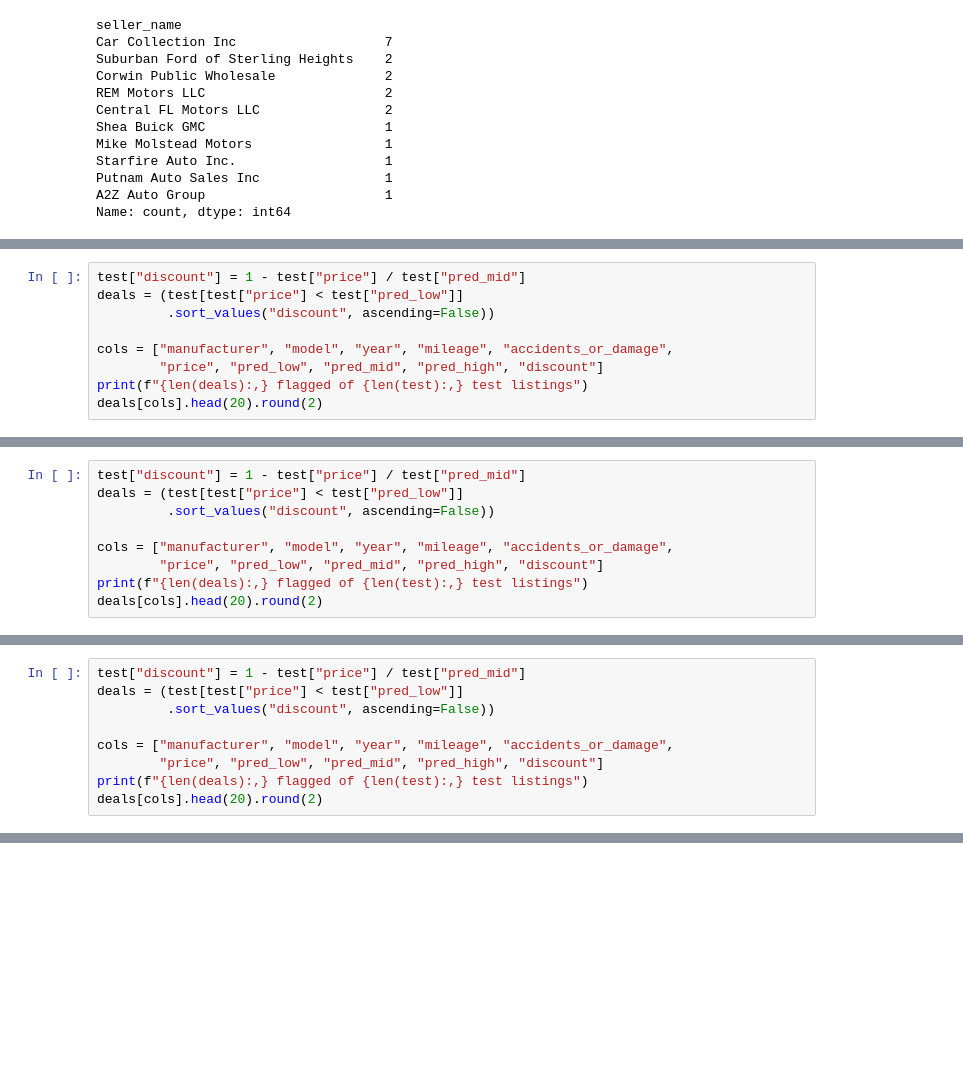
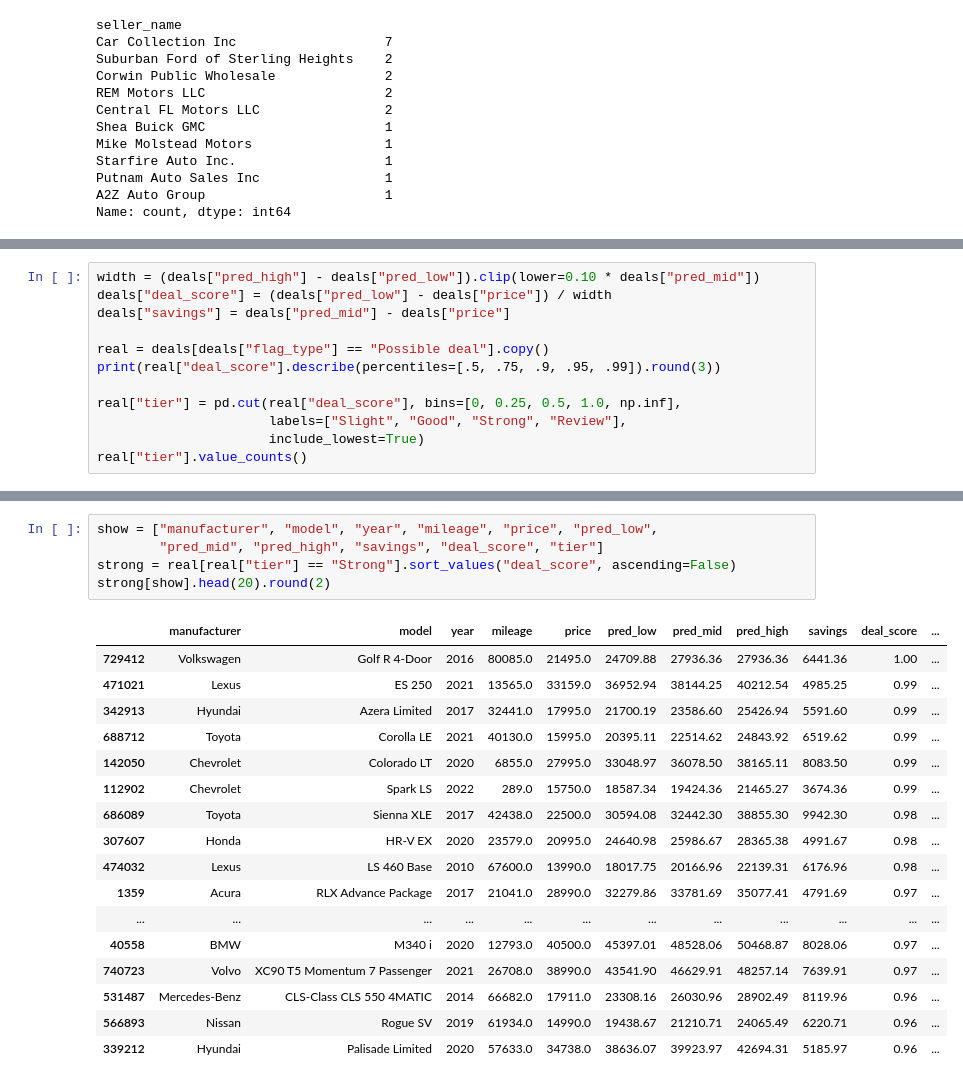
Before and after one commit to MichaelMancini9/used-car-deal-detector, a Jupyter notebook: notebooks/06_deals.ipynb, the cells around one changed output, grey strips where cells are left out. Drawn from its saved outputs; the diff is of its cells as text; blank space fills up the shorter version.

```diff
--- a/notebooks/06_deals.ipynb
+++ b/notebooks/06_deals.ipynb
@@ -223,9 +196,0 @@ deals[cols].head(20).round(2)
-# %%
-test["discount"] = 1 - test["price"] / test["pred_mid"]
-deals = (test[test["price"] < test["pred_low"]]
-         .sort_values("discount", ascending=False))
-
-cols = ["manufacturer", "model", "year", "mileage", "accidents_or_damage",
-        "price", "pred_low", "pred_mid", "pred_high", "discount"]
-print(f"{len(deals):,} flagged of {len(test):,} test listings")
-deals[cols].head(20).round(2)
@@ -251,9 +196,0 @@ deals[cols].head(20).round(2)
-# %%
-test["discount"] = 1 - test["price"] / test["pred_mid"]
-deals = (test[test["price"] < test["pred_low"]]
-         .sort_values("discount", ascending=False))
-
-cols = ["manufacturer", "model", "year", "mileage", "accidents_or_damage",
-        "price", "pred_low", "pred_mid", "pred_high", "discount"]
-print(f"{len(deals):,} flagged of {len(test):,} test listings")
-deals[cols].head(20).round(2)
@@ -279,9 +196,0 @@ deals[cols].head(20).round(2)
-# %%
-test["discount"] = 1 - test["price"] / test["pred_mid"]
-deals = (test[test["price"] < test["pred_low"]]
-         .sort_values("discount", ascending=False))
-
-cols = ["manufacturer", "model", "year", "mileage", "accidents_or_damage",
-        "price", "pred_low", "pred_mid", "pred_high", "discount"]
-print(f"{len(deals):,} flagged of {len(test):,} test listings")
-deals[cols].head(20).round(2)
@@ -327,0 +213,12 @@ real[cols].head(20).round(2)
+# %%
+width = (deals["pred_high"] - deals["pred_low"]).clip(lower=0.10 * deals["pred_mid"])
+deals["deal_score"] = (deals["pred_low"] - deals["price"]) / width
+deals["savings"] = deals["pred_mid"] - deals["price"]
+
+real = deals[deals["flag_type"] == "Possible deal"].copy()
+print(real["deal_score"].describe(percentiles=[.5, .75, .9, .95, .99]).round(3))
+
+real["tier"] = pd.cut(real["deal_score"], bins=[0, 0.25, 0.5, 1.0, np.inf],
+                      labels=["Slight", "Good", "Strong", "Review"],
+                      include_lowest=True)
+real["tier"].value_counts()
@@ -327,0 +243,23 @@ real[cols].head(20).round(2)
+# %%
+show = ["manufacturer", "model", "year", "mileage", "price", "pred_low",
+        "pred_mid", "pred_high", "savings", "deal_score", "tier"]
+strong = real[real["tier"] == "Strong"].sort_values("deal_score", ascending=False)
+strong[show].head(20).round(2)
+# %% [output]
+|  | manufacturer | model | year | mileage | price | pred_low | pred_mid | pred_high | savings | deal_score | ... |
+| 729412 | Volkswagen | Golf R 4-Door | 2016 | 80085.0 | 21495.0 | 24709.88 | 27936.36 | 27936.36 | 6441.36 | 1.00 | ... |
+| 471021 | Lexus | ES 250 | 2021 | 13565.0 | 33159.0 | 36952.94 | 38144.25 | 40212.54 | 4985.25 | 0.99 | ... |
+| 342913 | Hyundai | Azera Limited | 2017 | 32441.0 | 17995.0 | 21700.19 | 23586.60 | 25426.94 | 5591.60 | 0.99 | ... |
+| 688712 | Toyota | Corolla LE | 2021 | 40130.0 | 15995.0 | 20395.11 | 22514.62 | 24843.92 | 6519.62 | 0.99 | ... |
+| 142050 | Chevrolet | Colorado LT | 2020 | 6855.0 | 27995.0 | 33048.97 | 36078.50 | 38165.11 | 8083.50 | 0.99 | ... |
+| 112902 | Chevrolet | Spark LS | 2022 | 289.0 | 15750.0 | 18587.34 | 19424.36 | 21465.27 | 3674.36 | 0.99 | ... |
+| 686089 | Toyota | Sienna XLE | 2017 | 42438.0 | 22500.0 | 30594.08 | 32442.30 | 38855.30 | 9942.30 | 0.98 | ... |
+| 307607 | Honda | HR-V EX | 2020 | 23579.0 | 20995.0 | 24640.98 | 25986.67 | 28365.38 | 4991.67 | 0.98 | ... |
+| 474032 | Lexus | LS 460 Base | 2010 | 67600.0 | 13990.0 | 18017.75 | 20166.96 | 22139.31 | 6176.96 | 0.98 | ... |
+| 1359 | Acura | RLX Advance Package | 2017 | 21041.0 | 28990.0 | 32279.86 | 33781.69 | 35077.41 | 4791.69 | 0.97 | ... |
+| ... | ... | ... | ... | ... | ... | ... | ... | ... | ... | ... | ... |
+| 40558 | BMW | M340 i | 2020 | 12793.0 | 40500.0 | 45397.01 | 48528.06 | 50468.87 | 8028.06 | 0.97 | ... |
+| 740723 | Volvo | XC90 T5 Momentum 7 Passenger | 2021 | 26708.0 | 38990.0 | 43541.90 | 46629.91 | 48257.14 | 7639.91 | 0.97 | ... |
+| 531487 | Mercedes-Benz | CLS-Class CLS 550 4MATIC | 2014 | 66682.0 | 17911.0 | 23308.16 | 26030.96 | 28902.49 | 8119.96 | 0.96 | ... |
+| 566893 | Nissan | Rogue SV | 2019 | 61934.0 | 14990.0 | 19438.67 | 21210.71 | 24065.49 | 6220.71 | 0.96 | ... |
+| 339212 | Hyundai | Palisade Limited | 2020 | 57633.0 | 34738.0 | 38636.07 | 39923.97 | 42694.31 | 5185.97 | 0.96 | ... |
```
Also changed, not shown: parts of 22 cells of this notebook, 5 other files.
